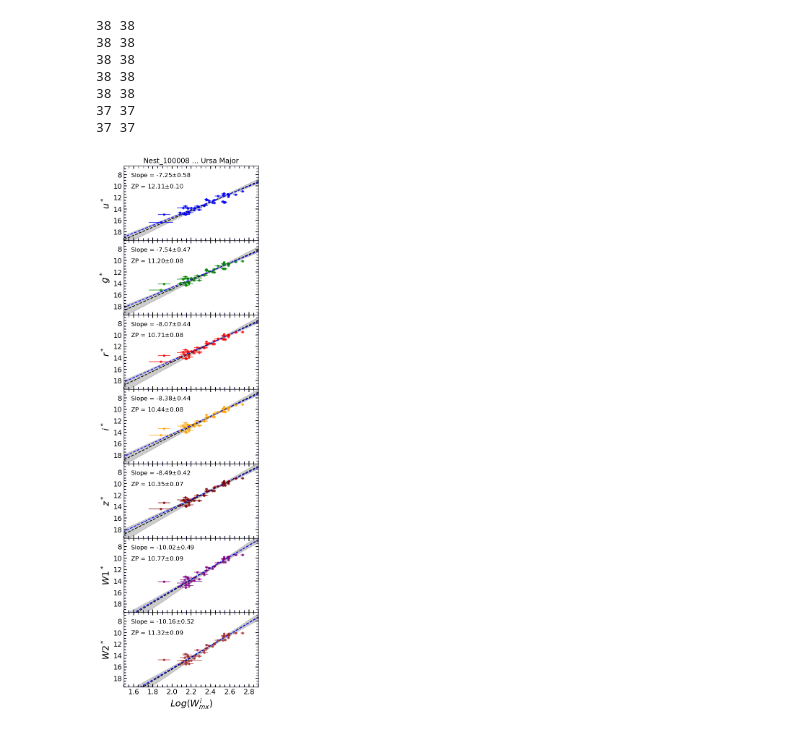
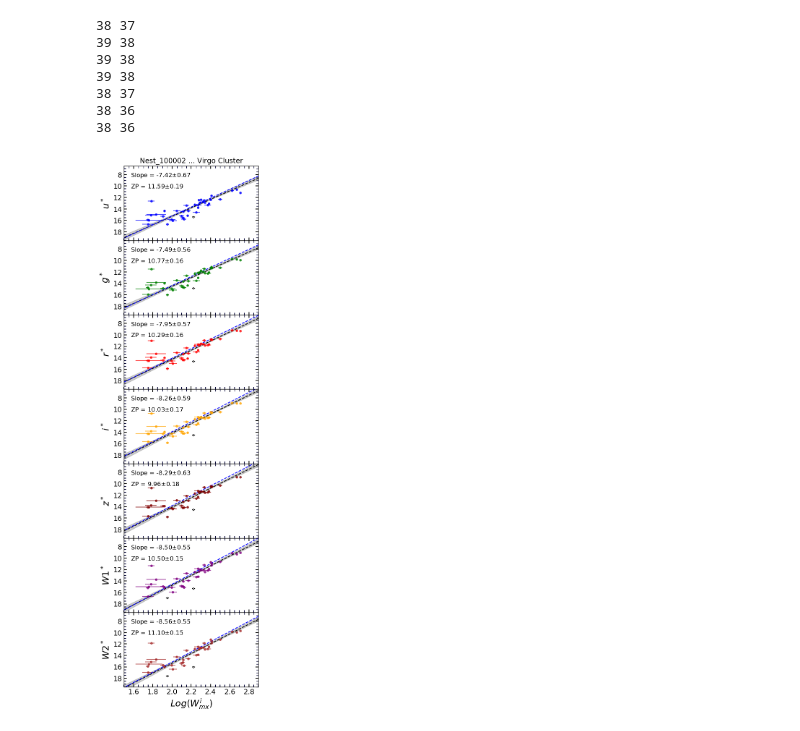
Before and after one commit to ekourkchi/TFcalibrators, a Jupyter notebook: cluster_TFit.ipynb, the cells around one changed output. Cells and saved outputs as stored; diff of their text form; code cells hidden in the pictures.

```diff
--- a/cluster_TFit.ipynb
+++ b/cluster_TFit.ipynb
@@ -335,10 +335,10 @@ for idd in [2816236]:
 # plot_array(table, 'NEST_100001.csv', reject=reject, weird=weird,
 #            clusterName='Coma Cluster', nest='Nest_100001')
 
-# reject = []
-# weird = [41440]
-# plot_array(table, 'NEST_100002.csv', reject=reject, weird=weird,
-#            clusterName='Virgo Cluster', nest='Nest_100002', isVirgo=True)
+reject = []
+weird = [41440]
+plot_array(table, 'NEST_100002.csv', reject=reject, weird=weird,
+           clusterName='Virgo Cluster', nest='Nest_100002', isVirgo=True)
 
 ### SOUTH
 # reject = []
@@ -362,10 +362,10 @@ for idd in [2816236]:
 # plot_array(table, 'NEST_100007.csv', reject=reject, weird=weird,
 #            clusterName='Abell 2151 (Hercules)', nest='Nest_100007')
 
-reject = [37550]
-weird = []
-plot_array(table, 'NEST_100008.csv', reject=reject, weird=weird,
-           clusterName='Ursa Major', nest='Nest_100008')
+# reject = [37550]
+# weird = []
+# plot_array(table, 'NEST_100008.csv', reject=reject, weird=weird,
+#            clusterName='Ursa Major', nest='Nest_100008')
 
 
 # reject = []
@@ -406,38 +406,38 @@ plot_array(table, 'NEST_100008.csv', reject=reject, weird=weird,
 # plot_array(table, 'NEST_200012.csv', reject=reject, weird=weird,
 #            clusterName='Abell 400 cluster', nest='Nest_200012')
 
 
 # reject = [85526,85643,90431,197699]
 # weird = [5057398]
 # plot_array(table, 'NEST_200016.csv', reject=reject, weird=weird,
 #            clusterName='Abell 2634/66 cluster', nest='Nest_200016')
 
 # reject = []
 # weird = []
 # plot_array(table, 'NEST_200017.csv', reject=reject, weird=weird,
 #            clusterName='Abell 539 cluster', nest='Nest_200017')
 
 # reject = [1724]
 # weird = []
 # plot_array(table, 'NEST_200037.csv', reject=reject, weird=weird,
 #            clusterName='NGC70 cluster', nest='Nest_200037')
 
 ## PGC 2816236 is next to a bright star so I removed it
 # reject = [90474]
 # weird = [1707532]
 # plot_array(table, 'NEST_200045.csv', reject=reject, weird=weird,
 #            clusterName='NGC80 cluster', nest='Nest_200045')
 
 # reject = [70712, 70998, 71360]
 # weird = []
 # plot_array(table, 'NEST_200092.csv', reject=reject, weird=weird,
 #            clusterName='Pegasus cluster', nest='Nest_200092')
 # %% [output]
-38 38
-38 38
-38 38
-38 38
-38 38
-37 37
-37 37
+38 37
+39 38
+39 38
+39 38
+38 37
+38 36
+38 36
-[figure, old version]
+[figure, new version]
```
Also changed, not shown: parts of 1 cell of this notebook, 6 other files.
